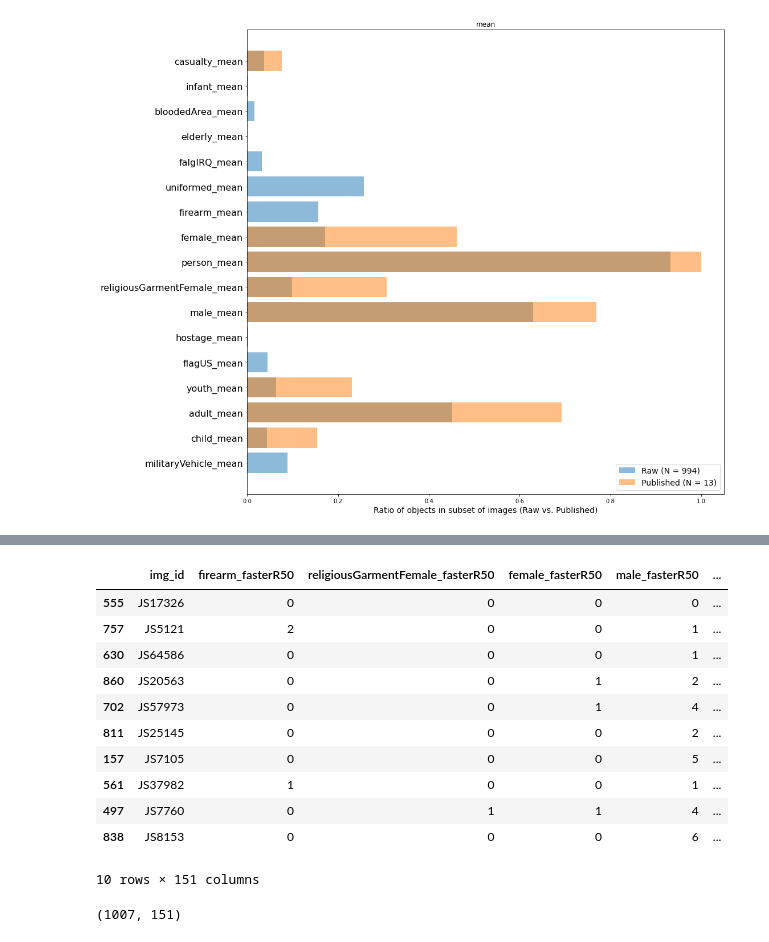
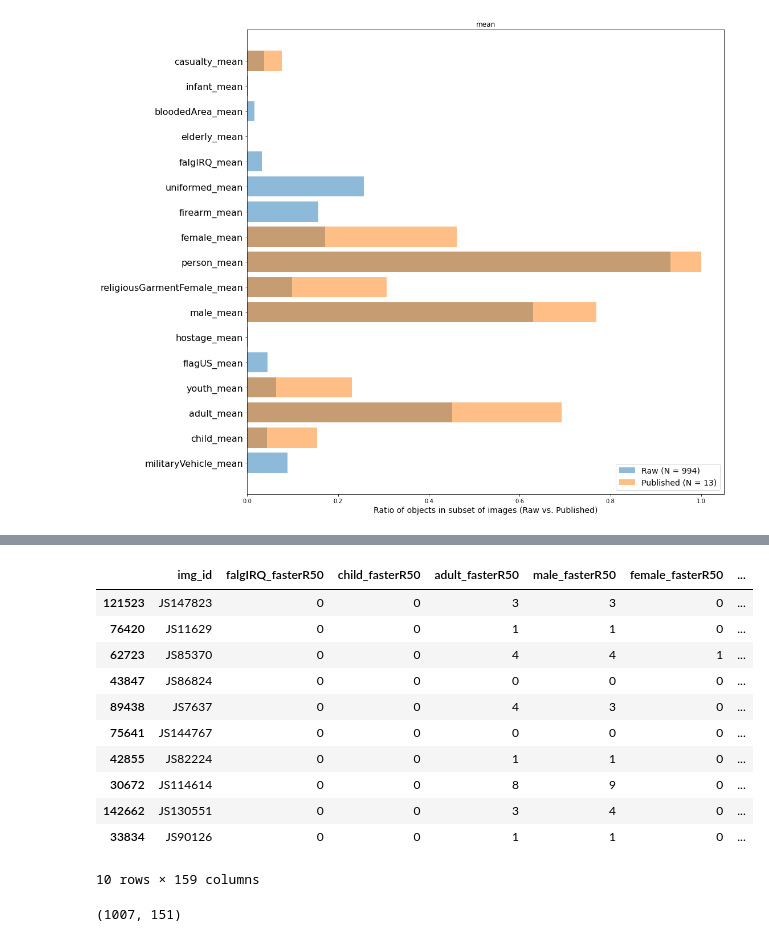
Before and after one commit to Polichinel/Detectron2, a Jupyter notebook: misc/output_exploration.ipynb, the cells around one changed output, grey strips where cells are left out. Cells and saved outputs as stored; diff of their text form; code cells hidden in the pictures.

```diff
--- a/misc/output_exploration.ipynb
+++ b/misc/output_exploration.ipynb
@@ -185,0 +188,10 @@ for i in feature_version_list:
+# %%
+df_dict = {}
+t_range = np.arange(0.1, 0.55, 0.05)
+
+for t in t_range:
+    df_name = f'df_t{int(t*100)}'
+    df_dict[df_name] = open_df(True, t)
+    print(f'Done w/ {df_name}')
+    # debug...
+    # print(df_dict[df_name]['firearm_mean'].mean())
@@ -186,18 +240,18 @@ for i in feature_version_list:
 # %%
-df.sample(10)
+df_dict['df_t10'].sample(10)
 # %% [output]
-|  | img_id | firearm_fasterR50 | religiousGarmentFemale_fasterR50 | female_fasterR50 | male_fasterR50 | ... |
-| 555 | JS17326 | 0 | 0 | 0 | 0 | ... |
-| 757 | JS5121 | 2 | 0 | 0 | 1 | ... |
-| 630 | JS64586 | 0 | 0 | 0 | 1 | ... |
-| 860 | JS20563 | 0 | 0 | 1 | 2 | ... |
-| 702 | JS57973 | 0 | 0 | 1 | 4 | ... |
-| 811 | JS25145 | 0 | 0 | 0 | 2 | ... |
-| 157 | JS7105 | 0 | 0 | 0 | 5 | ... |
-| 561 | JS37982 | 1 | 0 | 0 | 1 | ... |
-| 497 | JS7760 | 0 | 1 | 1 | 4 | ... |
-| 838 | JS8153 | 0 | 0 | 0 | 6 | ... |
+|  | img_id | falgIRQ_fasterR50 | child_fasterR50 | adult_fasterR50 | male_fasterR50 | female_fasterR50 | ... |
+| 121523 | JS147823 | 0 | 0 | 3 | 3 | 0 | ... |
+| 76420 | JS11629 | 0 | 0 | 1 | 1 | 0 | ... |
+| 62723 | JS85370 | 0 | 0 | 4 | 4 | 1 | ... |
+| 43847 | JS86824 | 0 | 0 | 0 | 0 | 0 | ... |
+| 89438 | JS7637 | 0 | 0 | 4 | 3 | 0 | ... |
+| 75641 | JS144767 | 0 | 0 | 0 | 0 | 0 | ... |
+| 42855 | JS82224 | 0 | 0 | 1 | 1 | 0 | ... |
+| 30672 | JS114614 | 0 | 0 | 8 | 9 | 0 | ... |
+| 142662 | JS130551 | 0 | 0 | 3 | 4 | 0 | ... |
+| 33834 | JS90126 | 0 | 0 | 1 | 1 | 0 | ... |
-10 rows × 151 columns
+10 rows × 159 columns
 # %%
 df.shape
 # %% [output]
```
Also changed, not shown: parts of 4 cells of this notebook.
